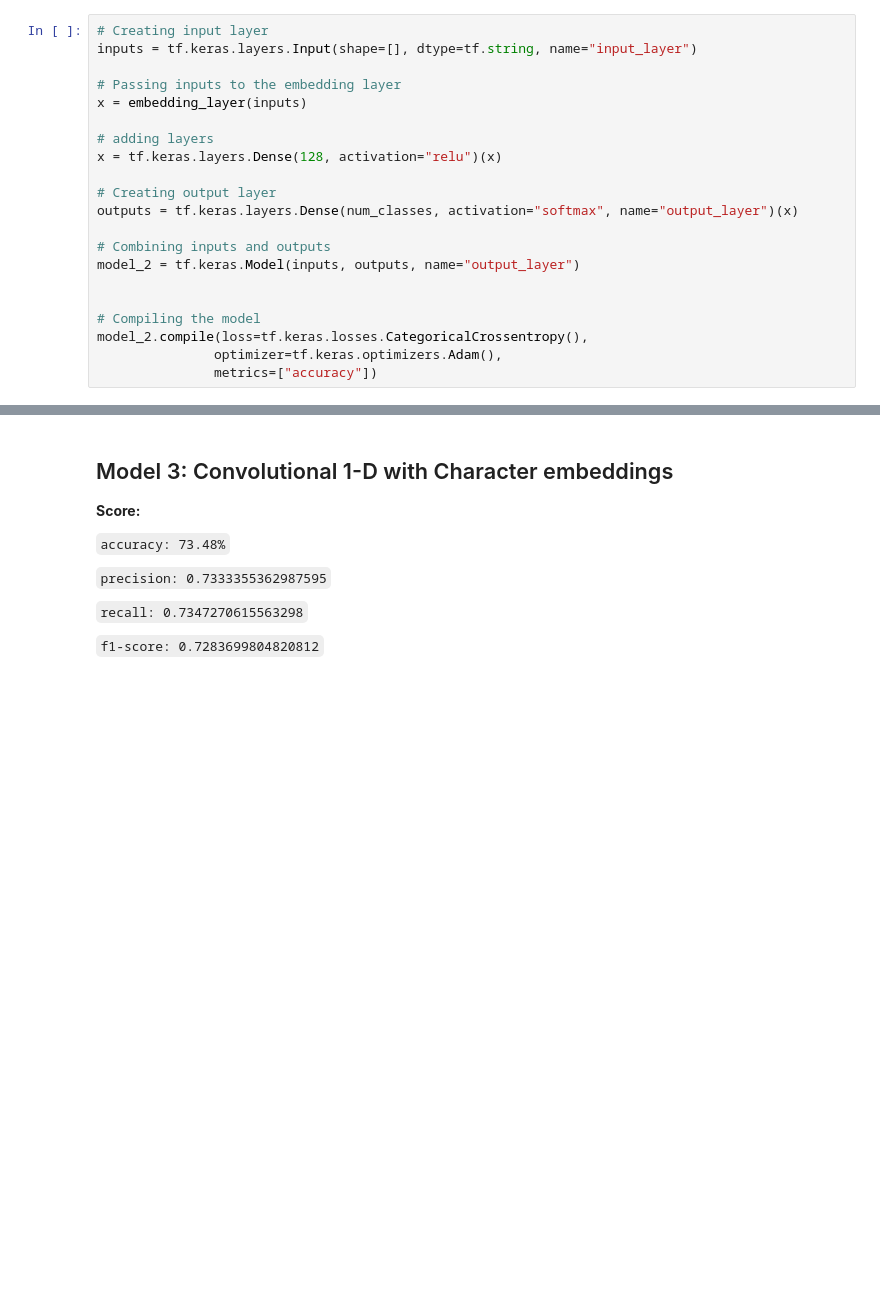
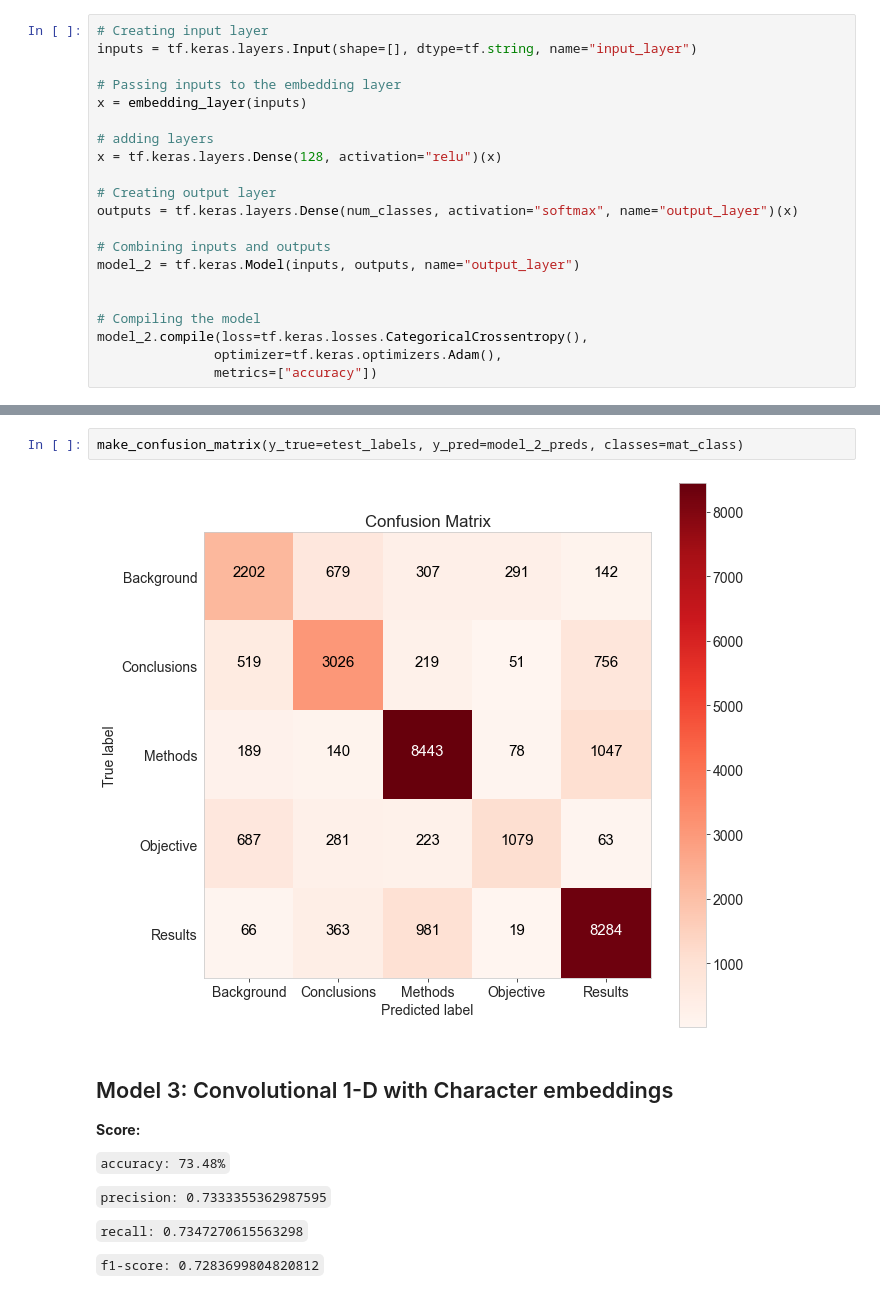
Before and after one commit to Maverick1617/Data_Science, a Jupyter notebook: Paper Implementation/PubMed 200k RCT/Notebook.ipynb, the cells around one changed output, grey strips where cells are left out. Cells and saved outputs as stored; diff of their text form; blank space fills up the shorter version.

```diff
--- a/Paper Implementation/PubMed 200k RCT/Notebook.ipynb
+++ b/Paper Implementation/PubMed 200k RCT/Notebook.ipynb
@@ -453,3 +465,7 @@ calculate_result(y_true=etest_labels, y_predict=model_2_preds)
+# %%
+make_confusion_matrix(y_true=etest_labels, y_pred=model_2_preds, classes=mat_class)
+# %% [output]
+[figure, added]
 # %% [markdown]
 ## Model 3: Convolutional 1-D with Character embeddings
 
```
Also changed, not shown: parts of 40 cells of this notebook, 1 other file.
